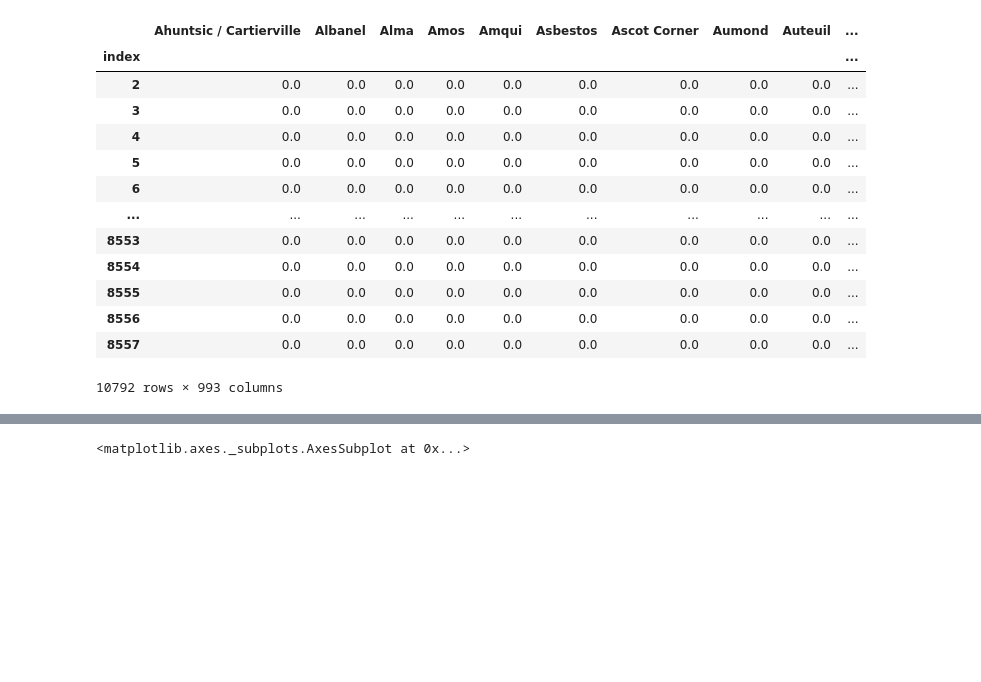
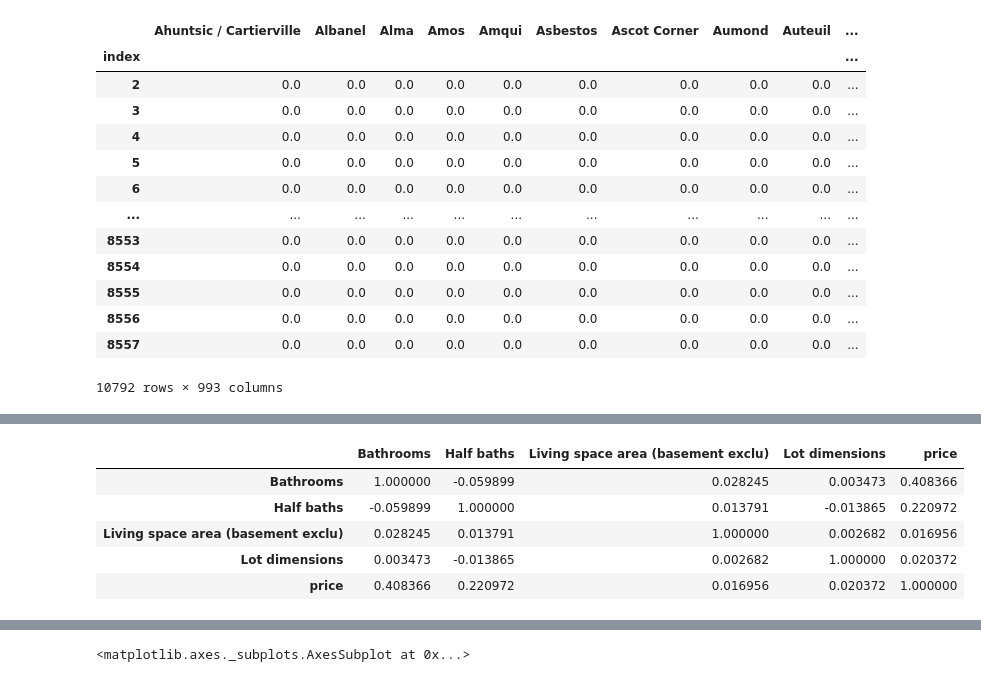
Before and after one commit to thematz1/realestate-fliprenovator, a Jupyter notebook: renovation profit.ipynb, the cells around one changed output, grey strips where cells are left out. Saved outputs shown, nothing was run; the diff lists cells and outputs as text; code cells hidden in the pictures; blank space fills up the shorter version.

```diff
--- a/renovation profit.ipynb
+++ b/renovation profit.ipynb
@@ -370,0 +562,15 @@ Name: index, Length: 7690, dtype: float64
+# %%
+test1 = dropped.set_index('county').join(county_info)
+# %%
+test1 = test1.dropna(axis=1)
+# test1 = test1.drop(columns=['geometry', 'last_modified'])
+cols, index = test1.columns, test1.index
+
+test1.corr().style.background_gradient(cmap='viridis')
+# %% [output]
+|  | Bathrooms | Half baths | Living space area (basement exclu) | Lot dimensions | price |
+| Bathrooms | 1.000000 | -0.059899 | 0.028245 | 0.003473 | 0.408366 |
+| Half baths | -0.059899 | 1.000000 | 0.013791 | -0.013865 | 0.220972 |
+| Living space area (basement exclu) | 0.028245 | 0.013791 | 1.000000 | 0.002682 | 0.016956 |
+| Lot dimensions | 0.003473 | -0.013865 | 0.002682 | 1.000000 | 0.020372 |
+| price | 0.408366 | 0.220972 | 0.016956 | 0.020372 | 1.000000 |
```
Also changed, not shown: parts of 23 cells of this notebook.
